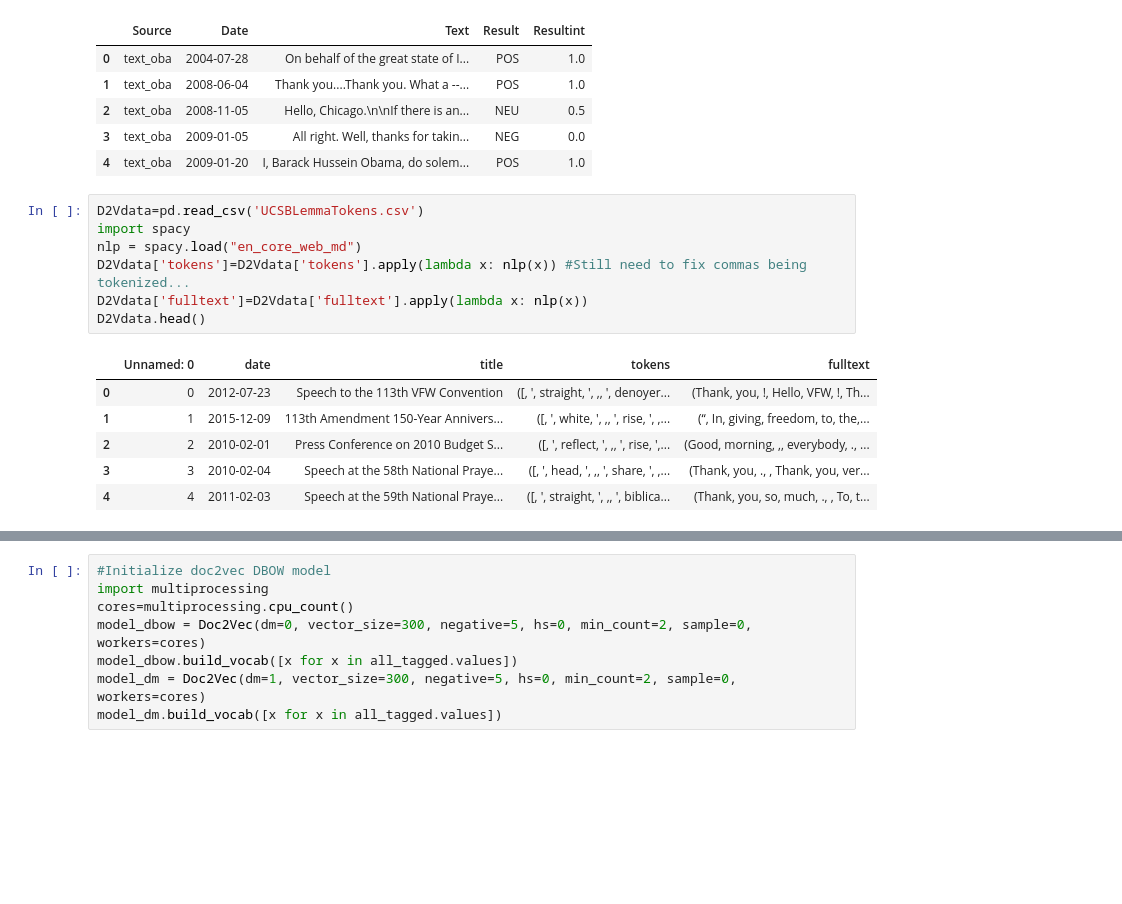
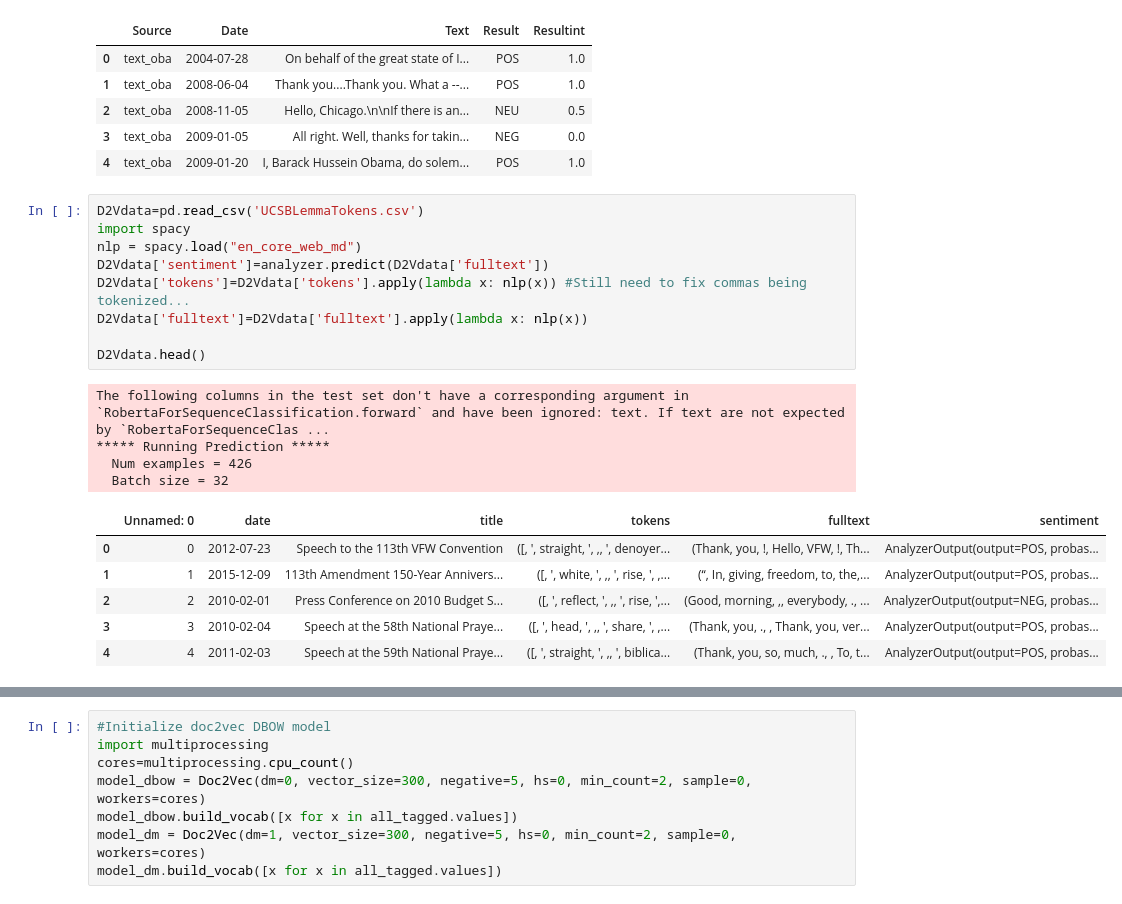
Before and after one commit to pday2/ObamaNLP, a Jupyter notebook: PosNegSentiment.ipynb, the cells around one changed output, grey strips where cells are left out. Saved outputs shown, nothing was run; the diff lists cells and outputs as text; blank space fills up the shorter version.

```diff
--- a/PosNegSentiment.ipynb
+++ b/PosNegSentiment.ipynb
@@ -374,14 +374,20 @@ D2Vdata.head()
 # %%
 D2Vdata=pd.read_csv('UCSBLemmaTokens.csv')
 import spacy
 nlp = spacy.load("en_core_web_md")
+D2Vdata['sentiment']=analyzer.predict(D2Vdata['fulltext'])
 D2Vdata['tokens']=D2Vdata['tokens'].apply(lambda x: nlp(x)) #Still need to fix commas being tokenized...
 D2Vdata['fulltext']=D2Vdata['fulltext'].apply(lambda x: nlp(x))
+
 D2Vdata.head()
 # %% [output]
+The following columns in the test set don't have a corresponding argument in `RobertaForSequenceClassification.forward` and have been ignored: text. If text are not expected by `RobertaForSequenceClas ...
+***** Running Prediction *****
+  Num examples = 426
+  Batch size = 32
-|  | Unnamed: 0 | date | title | tokens | fulltext |
-| 0 | 0 | 2012-07-23 | Speech to the 113th VFW Convention | ([, ', straight, ', ,, ', denoyer... | (Thank, you, !, Hello, VFW, !, Th... |
-| 1 | 1 | 2015-12-09 | 113th Amendment 150-Year Annivers... | ([, ', white, ', ,, ', rise, ', ,... | (“, In, giving, freedom, to, the,... |
-| 2 | 2 | 2010-02-01 | Press Conference on 2010 Budget S... | ([, ', reflect, ', ,, ', rise, ',... | (Good, morning, ,, everybody, ., ... |
-| 3 | 3 | 2010-02-04 | Speech at the 58th National Praye... | ([, ', head, ', ,, ', share, ', ,... | (Thank, you, ., , Thank, you, ver... |
-| 4 | 4 | 2011-02-03 | Speech at the 59th National Praye... | ([, ', straight, ', ,, ', biblica... | (Thank, you, so, much, ., , To, t... |
+|  | Unnamed: 0 | date | title | tokens | fulltext | sentiment |
+| 0 | 0 | 2012-07-23 | Speech to the 113th VFW Convention | ([, ', straight, ', ,, ', denoyer... | (Thank, you, !, Hello, VFW, !, Th... | AnalyzerOutput(output=POS, probas... |
+| 1 | 1 | 2015-12-09 | 113th Amendment 150-Year Annivers... | ([, ', white, ', ,, ', rise, ', ,... | (“, In, giving, freedom, to, the,... | AnalyzerOutput(output=POS, probas... |
+| 2 | 2 | 2010-02-01 | Press Conference on 2010 Budget S... | ([, ', reflect, ', ,, ', rise, ',... | (Good, morning, ,, everybody, ., ... | AnalyzerOutput(output=NEG, probas... |
+| 3 | 3 | 2010-02-04 | Speech at the 58th National Praye... | ([, ', head, ', ,, ', share, ', ,... | (Thank, you, ., , Thank, you, ver... | AnalyzerOutput(output=POS, probas... |
+| 4 | 4 | 2011-02-03 | Speech at the 59th National Praye... | ([, ', straight, ', ,, ', biblica... | (Thank, you, so, much, ., , To, t... | AnalyzerOutput(output=POS, probas... |
```
Also changed, not shown: parts of 16 cells of this notebook, 2 other files.
